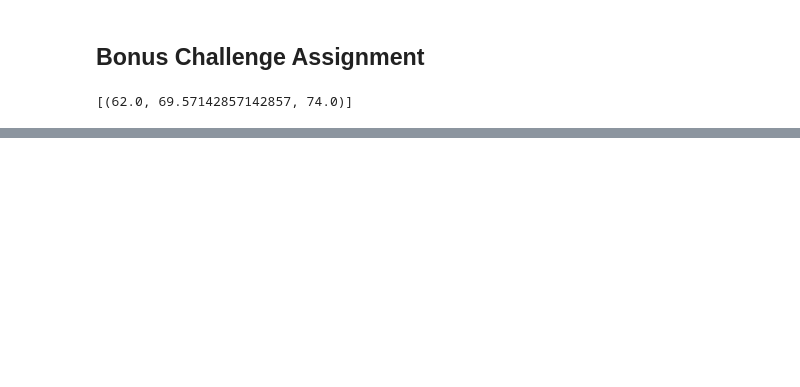
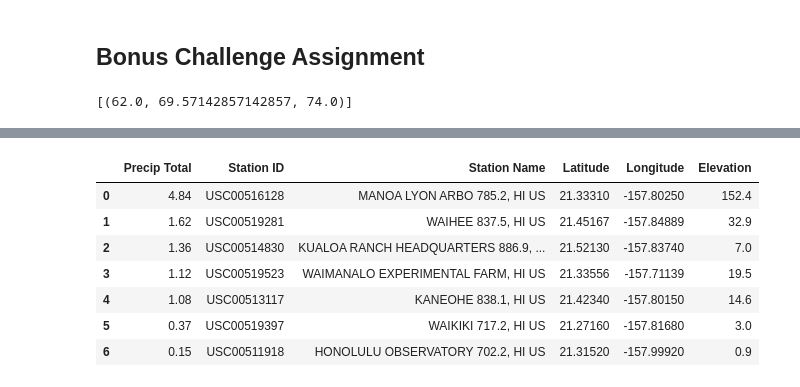
Before and after one commit to bmeulebroeck/sqlalchemy-challenge, a Jupyter notebook: climate_starter.ipynb, the cells around one changed output, grey strips where cells are left out. Saved outputs shown, nothing was run; the diff lists cells and outputs as text; code cells hidden in the pictures; blank space fills up the shorter version.

```diff
--- a/climate_starter.ipynb
+++ b/climate_starter.ipynb
@@ -204,6 +220,25 @@ print(calc_temps('2012-02-28', '2012-03-05'))
 # %%
 # Calculate the total amount of rainfall per weather station for your trip dates using the previous year's matching dates.
 # Sort this in descending order by precipitation amount and list the station, name, latitude, longitude, and elevation
+prcp_sel = [func.sum(Measurement.prcp), Measurement.station, Station.name, Station.latitude, Station.longitude, Station.elevation]
+
+trip_rain = session.query(*prcp_sel).\
+    group_by(Measurement.station).\
+    outerjoin(Station, Measurement.station == Station.station).\
+    filter(Measurement.date >= '2014-11-01').filter(Measurement.date <= '2014-11-08').\
+    order_by(func.sum(Measurement.prcp).desc()).all()
+
+trip_rain_df = pd.DataFrame(trip_rain, columns=["Precip Total", "Station ID", "Station Name", "Latitude", "Longitude", "Elevation"])
+trip_rain_df
+# %% [output]
+|  | Precip Total | Station ID | Station Name | Latitude | Longitude | Elevation |
+| 0 | 4.84 | USC00516128 | MANOA LYON ARBO 785.2, HI US | 21.33310 | -157.80250 | 152.4 |
+| 1 | 1.62 | USC00519281 | WAIHEE 837.5, HI US | 21.45167 | -157.84889 | 32.9 |
+| 2 | 1.36 | USC00514830 | KUALOA RANCH HEADQUARTERS 886.9, ... | 21.52130 | -157.83740 | 7.0 |
+| 3 | 1.12 | USC00519523 | WAIMANALO EXPERIMENTAL FARM, HI US | 21.33556 | -157.71139 | 19.5 |
+| 4 | 1.08 | USC00513117 | KANEOHE 838.1, HI US | 21.42340 | -157.80150 | 14.6 |
+| 5 | 0.37 | USC00519397 | WAIKIKI 717.2, HI US | 21.27160 | -157.81680 | 3.0 |
+| 6 | 0.15 | USC00511918 | HONOLULU OBSERVATORY 702.2, HI US | 21.31520 | -157.99920 | 0.9 |
 # %%
 # Create a query that will calculate the daily normals
 # (i.e. the averages for tmin, tmax, and tavg for all historic data matching a specific month and day)
```
Also changed, not shown: parts of 3 cells of this notebook.
